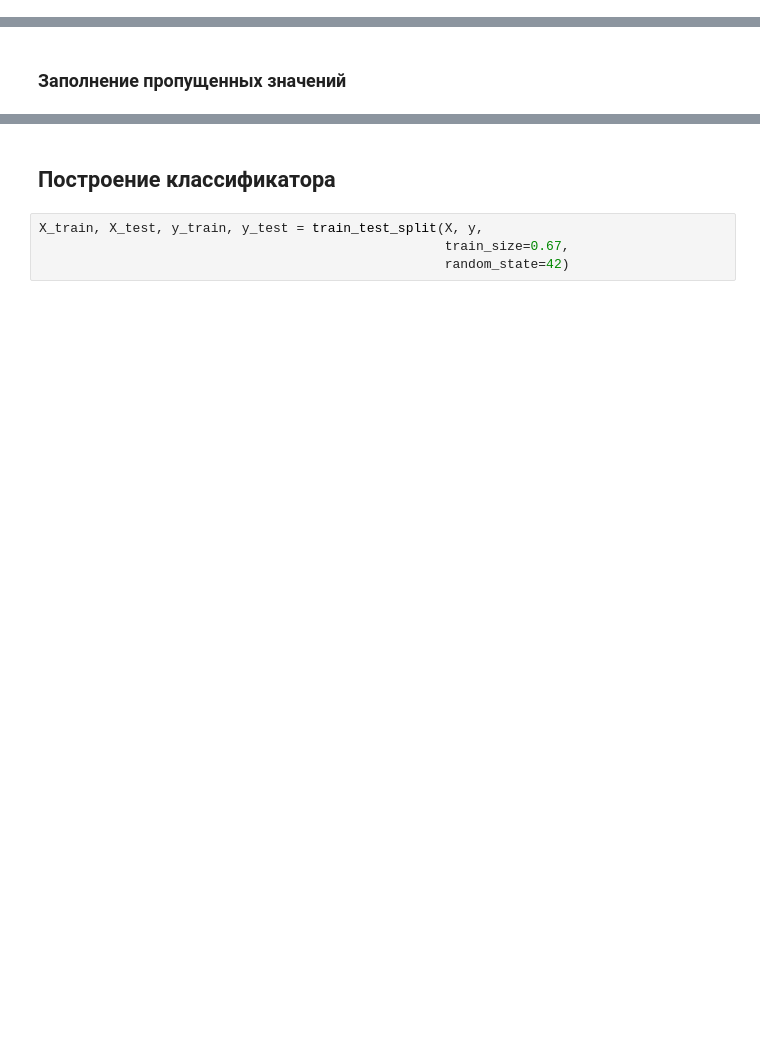
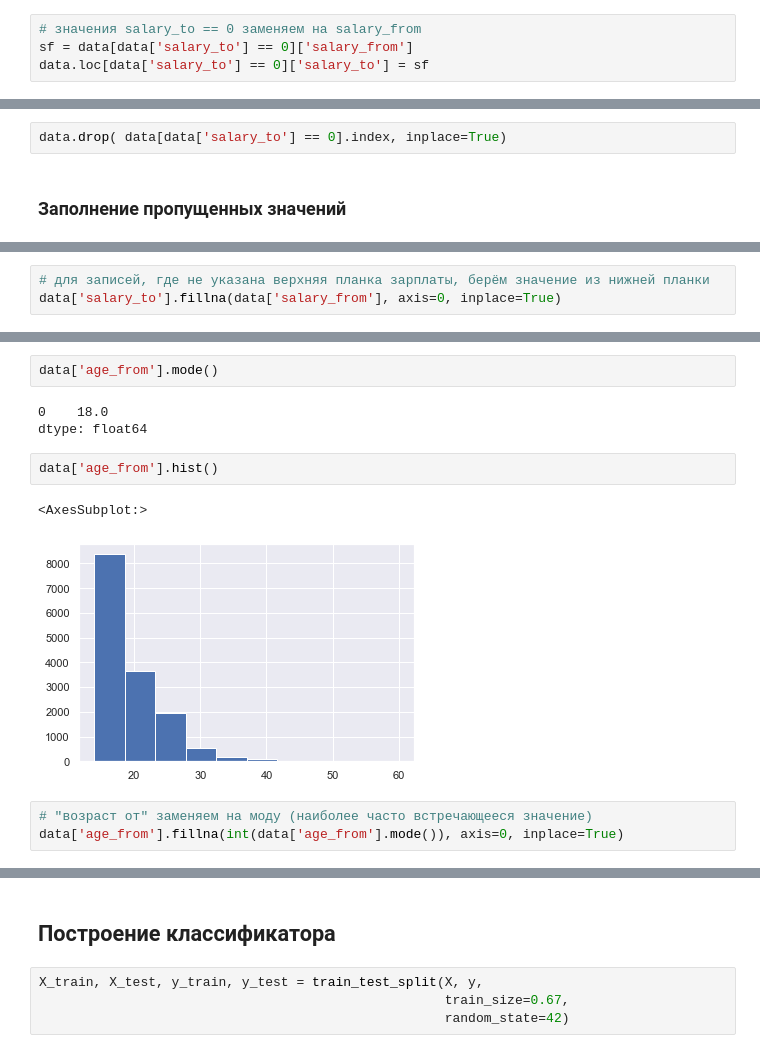
Before and after one commit to Metafiz/recruitment, a Jupyter notebook: baseline.ipynb, the cells around one changed output, grey strips where cells are left out. Saved outputs shown, nothing was run; the diff lists cells and outputs as text; blank space fills up the shorter version.

```diff
--- a/baseline.ipynb
+++ b/baseline.ipynb
@@ -243,0 +320,4 @@ data[categorical_columns].describe().T
+# %%
+# значения salary_to == 0 заменяем на salary_from
+sf = data[data['salary_to'] == 0]['salary_from']
+data.loc[data['salary_to'] == 0]['salary_to'] = sf
@@ -244,3 +330,5 @@ data[categorical_columns].describe().T
+# %%
+data.drop( data[data['salary_to'] == 0].index, inplace=True)
 # %% [markdown]
 ### Заполнение пропущенных значений
 # %%
@@ -267 +355,4 @@ target_prof                    56297
 dtype: int64
+# %%
+# для записей, где не указана верхняя планка зарплаты, берём значение из нижней планки
+data['salary_to'].fillna(data['salary_from'], axis=0, inplace=True)
@@ -267,0 +371,13 @@ dtype: int64
+# %%
+data['age_from'].mode()
+# %% [output]
+0    18.0
+dtype: float64
+# %%
+data['age_from'].hist()
+# %% [output]
+<AxesSubplot:>
+[figure, added]
+# %%
+# "возраст от" заменяем на моду (наиболее часто встречающееся значение)
+data['age_from'].fillna(int(data['age_from'].mode()), axis=0, inplace=True)
```
Also changed, not shown: parts of 30 cells of this notebook.
